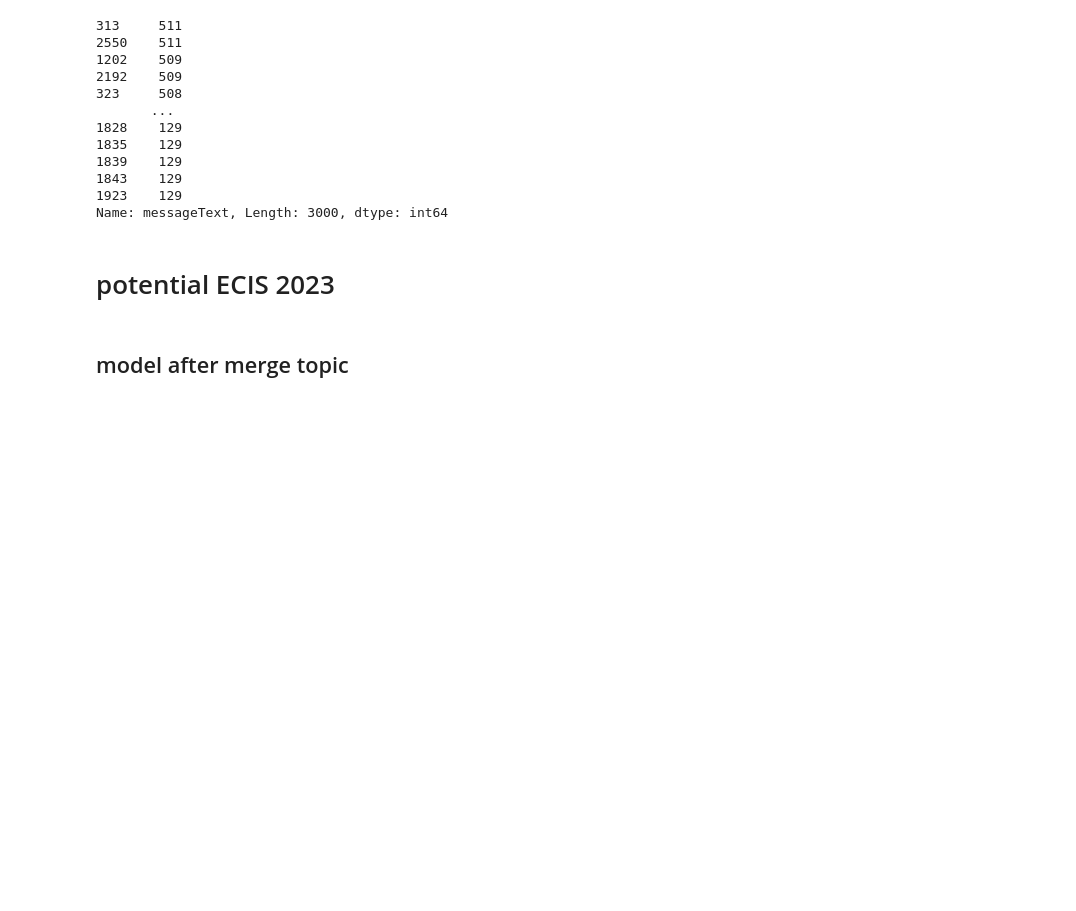
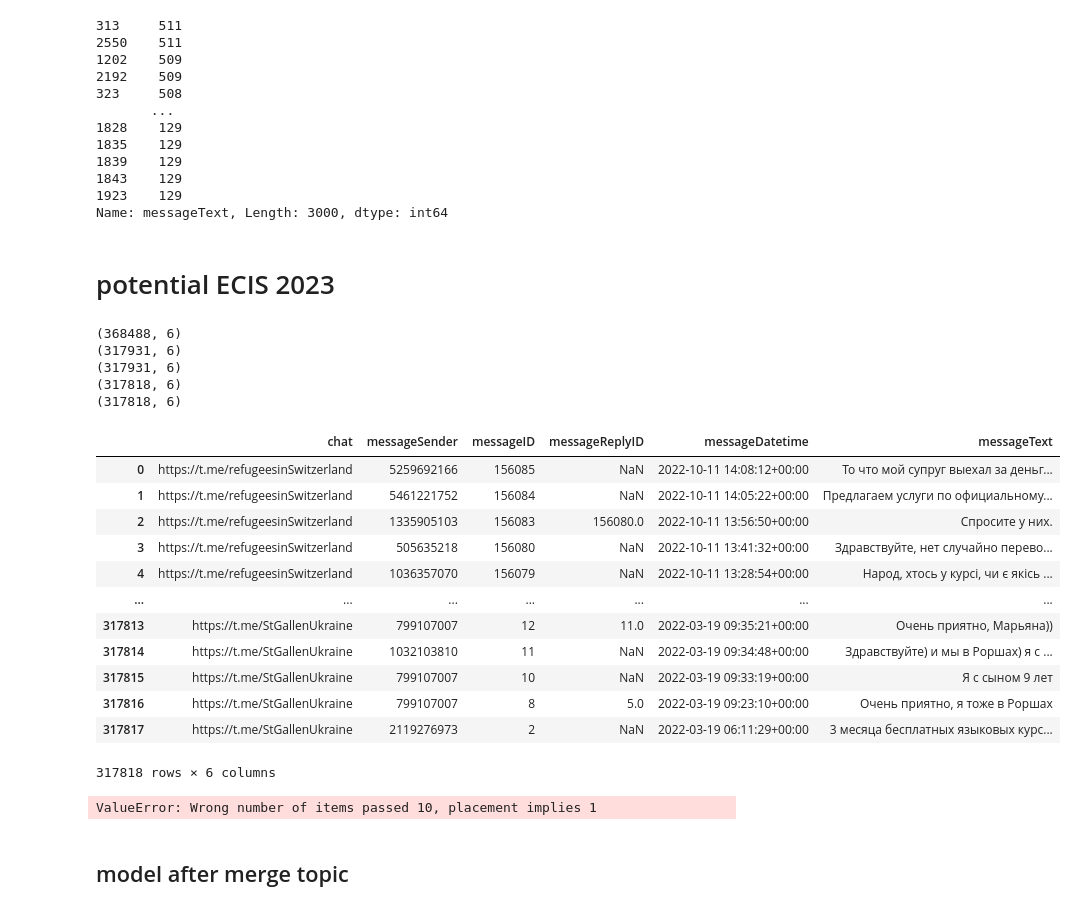
Before and after one commit to KDOT2509/unsupervised-migrant-telegram-analysis, a Jupyter notebook: reports/BERTopic.ipynb, the cells around one changed output. Drawn from its saved outputs; the diff is of its cells as text; code cells hidden in the pictures; blank space fills up the shorter version.

```diff
--- a/reports/BERTopic.ipynb
+++ b/reports/BERTopic.ipynb
@@ -581,0 +537,45 @@ Name: messageText, Length: 3000, dtype: int64
+# %%
+model=BERTopic.load("../models/BERTopic100CharMin2500CharMax_10ClassesRedo/BERTopicmodel")
+# with open('../data/BERTopicInput100CharMin2500CharMax.csv') as file:
+#     lines = file.readlines()
+#     docs = [line.rstrip() for line in lines]
+
+df = pd.read_csv('../data/telegramAllGroupsNew.csv')
+df['messageText'] = df['messageText'].str.replace(u'\n', ' ')
+print(df.shape)
+# df.replace('...', np.nan, inplace=True)
+df.dropna(subset=['messageSender', 'messageText'],inplace=True) #what does it mean if messageSender empty
+df.messageSender = df.messageSender.astype(int)
+print(df.shape)
+df.drop_duplicates(keep='first',inplace=True)
+print(df.shape)
+df.drop_duplicates(subset=['messageText', 'messageSender', 'messageDatetime'], keep='first',inplace=True)
+print(df.shape)
+df[df['messageText'].map(type) == str]
+print(df.shape)
+df["messageText"] = df['messageText'].str.split().str.join(' ')
+df.reset_index(drop=True)
+# %% [output]
+(368488, 6)
+(317931, 6)
+(317931, 6)
+(317818, 6)
+(317818, 6)
+|  | chat | messageSender | messageID | messageReplyID | messageDatetime | messageText |
+| 0 | https://t.me/refugeesinSwitzerland | 5259692166 | 156085 | NaN | 2022-10-11 14:08:12+00:00 | То что мой супруг выехал за деньг... |
+| 1 | https://t.me/refugeesinSwitzerland | 5461221752 | 156084 | NaN | 2022-10-11 14:05:22+00:00 | Предлагаем услуги по официальному... |
+| 2 | https://t.me/refugeesinSwitzerland | 1335905103 | 156083 | 156080.0 | 2022-10-11 13:56:50+00:00 | Спросите у них. |
+| 3 | https://t.me/refugeesinSwitzerland | 505635218 | 156080 | NaN | 2022-10-11 13:41:32+00:00 | Здравствуйте, нет случайно перево... |
+| 4 | https://t.me/refugeesinSwitzerland | 1036357070 | 156079 | NaN | 2022-10-11 13:28:54+00:00 | Народ, хтось у курсі, чи є якісь ... |
+| ... | ... | ... | ... | ... | ... | ... |
+| 317813 | https://t.me/StGallenUkraine | 799107007 | 12 | 11.0 | 2022-03-19 09:35:21+00:00 | Очень приятно, Марьяна)) |
+| 317814 | https://t.me/StGallenUkraine | 1032103810 | 11 | NaN | 2022-03-19 09:34:48+00:00 | Здравствуйте) и мы в Роршах) я с ... |
+| 317815 | https://t.me/StGallenUkraine | 799107007 | 10 | NaN | 2022-03-19 09:33:19+00:00 | Я с сыном 9 лет |
+| 317816 | https://t.me/StGallenUkraine | 799107007 | 8 | 5.0 | 2022-03-19 09:23:10+00:00 | Очень приятно, я тоже в Роршах |
+| 317817 | https://t.me/StGallenUkraine | 2119276973 | 2 | NaN | 2022-03-19 06:11:29+00:00 | 3 месяца бесплатных языковых курс... |
+317818 rows × 6 columns
+# %%
+pred, probs=model.transform(df['messageText'].values)
+df['cluster'] = pred
+# %% [output]
+ValueError: Wrong number of items passed 10, placement implies 1
```
Also changed, not shown: parts of 8 cells of this notebook, 10 other files.
